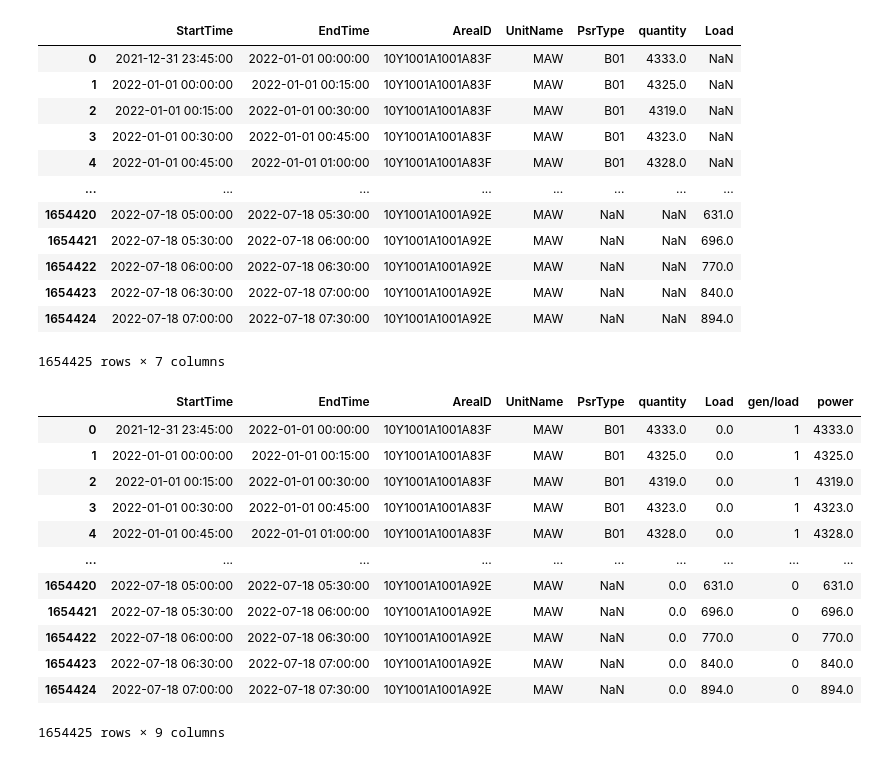
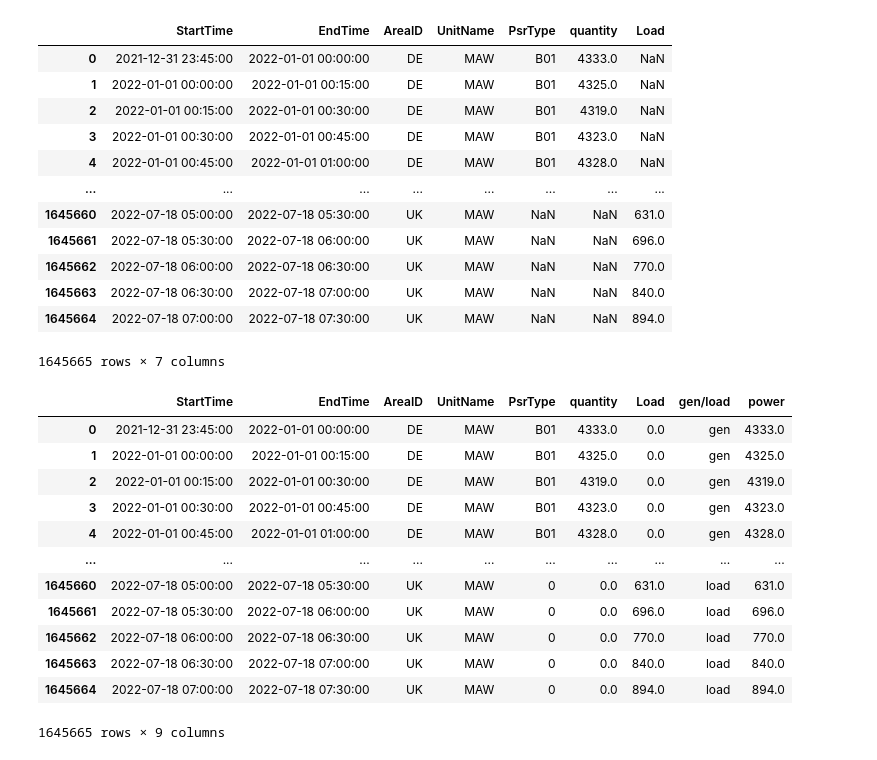
Before and after one commit to arturofredes/SchneiderHackathon_UBEcoFriends, a Jupyter notebook: src/prueba_arturo.ipynb, the cells around one changed output. Saved outputs shown, nothing was run; the diff lists cells and outputs as text; code cells hidden in the pictures.

```diff
--- a/src/prueba_arturo.ipynb
+++ b/src/prueba_arturo.ipynb
@@ -15,11 +15,13 @@ def read_and_concatenate(folder_path):
             # Read 'gen' files
             if file.startswith('gen'):
                 df = pd.read_csv(file_path)
+                df.fillna(0, inplace=True)
                 gen_dataframes.append(df)
 
             # Read 'load' files
             elif file.startswith('load'):
                 df = pd.read_csv(file_path)
+                df.fillna(0, inplace=True)
                 load_dataframes.append(df)
 
     # Concatenate DataFrames vertically
@@ -42,44 +44,56 @@ data['StartTime'] = pd.to_datetime(data['StartTime'].str.replace('\+00:00Z', '',
 data['EndTime'] = pd.to_datetime(data['EndTime'].str.replace('\+00:00Z', '', regex=True)).dt.strftime('%Y-%m-%d %H:%M:%S')
 data['StartTime'] = pd.to_datetime(data['StartTime'])
 data['EndTime'] = pd.to_datetime(data['EndTime'])
+# %%
+data['AreaID'] = data['AreaID'].replace({
+    '10YHU-MAVIR----U': 'HU',
+    '10YIT-GRTN-----B': 'IT',
+    '10YPL-AREA-----S': 'PO',
+    '10YES-REE------0': 'SP',
+    '10Y1001A1001A92E': 'UK',
+    '10Y1001A1001A83F': 'DE',
+    '10Y1001A1001A65H': 'DK',
+    '10YSE-1--------K': 'SE',
+    '10YNL----------L': 'NE'
+})
 # %%
 data
 # %% [output]
 |  | StartTime | EndTime | AreaID | UnitName | PsrType | quantity | Load |
-| 0 | 2021-12-31 23:45:00 | 2022-01-01 00:00:00 | 10Y1001A1001A83F | MAW | B01 | 4333.0 | NaN |
-| 1 | 2022-01-01 00:00:00 | 2022-01-01 00:15:00 | 10Y1001A1001A83F | MAW | B01 | 4325.0 | NaN |
-| 2 | 2022-01-01 00:15:00 | 2022-01-01 00:30:00 | 10Y1001A1001A83F | MAW | B01 | 4319.0 | NaN |
-| 3 | 2022-01-01 00:30:00 | 2022-01-01 00:45:00 | 10Y1001A1001A83F | MAW | B01 | 4323.0 | NaN |
-| 4 | 2022-01-01 00:45:00 | 2022-01-01 01:00:00 | 10Y1001A1001A83F | MAW | B01 | 4328.0 | NaN |
+| 0 | 2021-12-31 23:45:00 | 2022-01-01 00:00:00 | DE | MAW | B01 | 4333.0 | NaN |
+| 1 | 2022-01-01 00:00:00 | 2022-01-01 00:15:00 | DE | MAW | B01 | 4325.0 | NaN |
+| 2 | 2022-01-01 00:15:00 | 2022-01-01 00:30:00 | DE | MAW | B01 | 4319.0 | NaN |
+| 3 | 2022-01-01 00:30:00 | 2022-01-01 00:45:00 | DE | MAW | B01 | 4323.0 | NaN |
+| 4 | 2022-01-01 00:45:00 | 2022-01-01 01:00:00 | DE | MAW | B01 | 4328.0 | NaN |
 | ... | ... | ... | ... | ... | ... | ... | ... |
-| 1654420 | 2022-07-18 05:00:00 | 2022-07-18 05:30:00 | 10Y1001A1001A92E | MAW | NaN | NaN | 631.0 |
-| 1654421 | 2022-07-18 05:30:00 | 2022-07-18 06:00:00 | 10Y1001A1001A92E | MAW | NaN | NaN | 696.0 |
-| 1654422 | 2022-07-18 06:00:00 | 2022-07-18 06:30:00 | 10Y1001A1001A92E | MAW | NaN | NaN | 770.0 |
-| 1654423 | 2022-07-18 06:30:00 | 2022-07-18 07:00:00 | 10Y1001A1001A92E | MAW | NaN | NaN | 840.0 |
-| 1654424 | 2022-07-18 07:00:00 | 2022-07-18 07:30:00 | 10Y1001A1001A92E | MAW | NaN | NaN | 894.0 |
+| 1645660 | 2022-07-18 05:00:00 | 2022-07-18 05:30:00 | UK | MAW | NaN | NaN | 631.0 |
+| 1645661 | 2022-07-18 05:30:00 | 2022-07-18 06:00:00 | UK | MAW | NaN | NaN | 696.0 |
+| 1645662 | 2022-07-18 06:00:00 | 2022-07-18 06:30:00 | UK | MAW | NaN | NaN | 770.0 |
+| 1645663 | 2022-07-18 06:30:00 | 2022-07-18 07:00:00 | UK | MAW | NaN | NaN | 840.0 |
+| 1645664 | 2022-07-18 07:00:00 | 2022-07-18 07:30:00 | UK | MAW | NaN | NaN | 894.0 |
-1654425 rows × 7 columns
+1645665 rows × 7 columns
 # %%
-data['gen/load']=0
-data['quantity'] =data['quantity'].fillna(0)
+data.fillna(0, inplace=True)
+data['gen/load']='load'
 data['Load'] = data['Load'].fillna(0)
-data.loc[data['Load']==0,'gen/load']=1
+data.loc[data['Load']==0,'gen/load']='gen'
 
 data['power']=data['quantity']+data['Load']
 data
 # %% [output]
 |  | StartTime | EndTime | AreaID | UnitName | PsrType | quantity | Load | gen/load | power |
-| 0 | 2021-12-31 23:45:00 | 2022-01-01 00:00:00 | 10Y1001A1001A83F | MAW | B01 | 4333.0 | 0.0 | 1 | 4333.0 |
-| 1 | 2022-01-01 00:00:00 | 2022-01-01 00:15:00 | 10Y1001A1001A83F | MAW | B01 | 4325.0 | 0.0 | 1 | 4325.0 |
-| 2 | 2022-01-01 00:15:00 | 2022-01-01 00:30:00 | 10Y1001A1001A83F | MAW | B01 | 4319.0 | 0.0 | 1 | 4319.0 |
-| 3 | 2022-01-01 00:30:00 | 2022-01-01 00:45:00 | 10Y1001A1001A83F | MAW | B01 | 4323.0 | 0.0 | 1 | 4323.0 |
-| 4 | 2022-01-01 00:45:00 | 2022-01-01 01:00:00 | 10Y1001A1001A83F | MAW | B01 | 4328.0 | 0.0 | 1 | 4328.0 |
+| 0 | 2021-12-31 23:45:00 | 2022-01-01 00:00:00 | DE | MAW | B01 | 4333.0 | 0.0 | gen | 4333.0 |
+| 1 | 2022-01-01 00:00:00 | 2022-01-01 00:15:00 | DE | MAW | B01 | 4325.0 | 0.0 | gen | 4325.0 |
+| 2 | 2022-01-01 00:15:00 | 2022-01-01 00:30:00 | DE | MAW | B01 | 4319.0 | 0.0 | gen | 4319.0 |
+| 3 | 2022-01-01 00:30:00 | 2022-01-01 00:45:00 | DE | MAW | B01 | 4323.0 | 0.0 | gen | 4323.0 |
+| 4 | 2022-01-01 00:45:00 | 2022-01-01 01:00:00 | DE | MAW | B01 | 4328.0 | 0.0 | gen | 4328.0 |
 | ... | ... | ... | ... | ... | ... | ... | ... | ... | ... |
-| 1654420 | 2022-07-18 05:00:00 | 2022-07-18 05:30:00 | 10Y1001A1001A92E | MAW | NaN | 0.0 | 631.0 | 0 | 631.0 |
-| 1654421 | 2022-07-18 05:30:00 | 2022-07-18 06:00:00 | 10Y1001A1001A92E | MAW | NaN | 0.0 | 696.0 | 0 | 696.0 |
-| 1654422 | 2022-07-18 06:00:00 | 2022-07-18 06:30:00 | 10Y1001A1001A92E | MAW | NaN | 0.0 | 770.0 | 0 | 770.0 |
-| 1654423 | 2022-07-18 06:30:00 | 2022-07-18 07:00:00 | 10Y1001A1001A92E | MAW | NaN | 0.0 | 840.0 | 0 | 840.0 |
-| 1654424 | 2022-07-18 07:00:00 | 2022-07-18 07:30:00 | 10Y1001A1001A92E | MAW | NaN | 0.0 | 894.0 | 0 | 894.0 |
+| 1645660 | 2022-07-18 05:00:00 | 2022-07-18 05:30:00 | UK | MAW | 0 | 0.0 | 631.0 | load | 631.0 |
+| 1645661 | 2022-07-18 05:30:00 | 2022-07-18 06:00:00 | UK | MAW | 0 | 0.0 | 696.0 | load | 696.0 |
+| 1645662 | 2022-07-18 06:00:00 | 2022-07-18 06:30:00 | UK | MAW | 0 | 0.0 | 770.0 | load | 770.0 |
+| 1645663 | 2022-07-18 06:30:00 | 2022-07-18 07:00:00 | UK | MAW | 0 | 0.0 | 840.0 | load | 840.0 |
+| 1645664 | 2022-07-18 07:00:00 | 2022-07-18 07:30:00 | UK | MAW | 0 | 0.0 | 894.0 | load | 894.0 |
-1654425 rows × 9 columns
+1645665 rows × 9 columns
 # %%
 # Extract date and hour
 data['Date'] = data['StartTime'].dt.date
```
Also changed, not shown: parts of 8 cells of this notebook.
